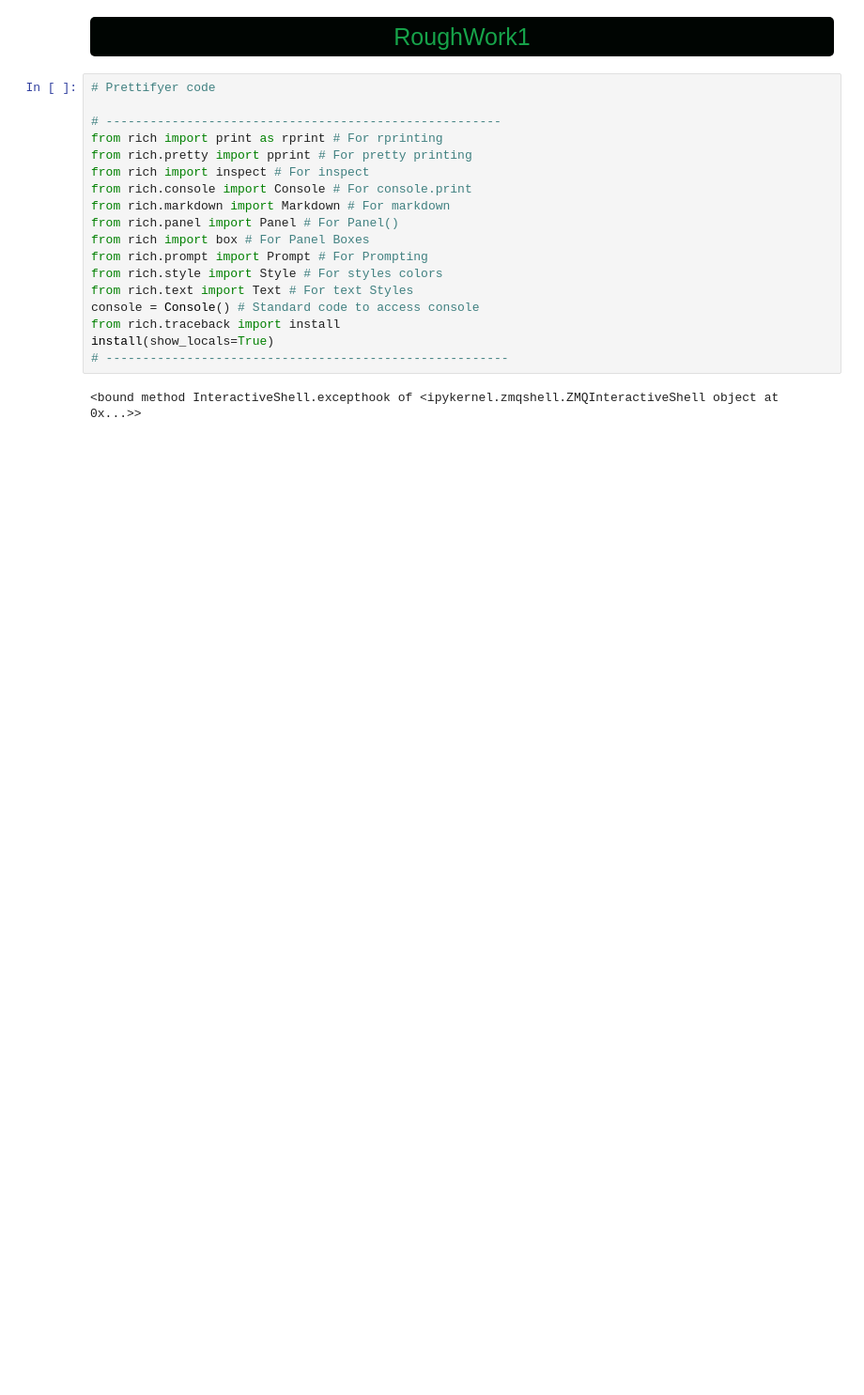
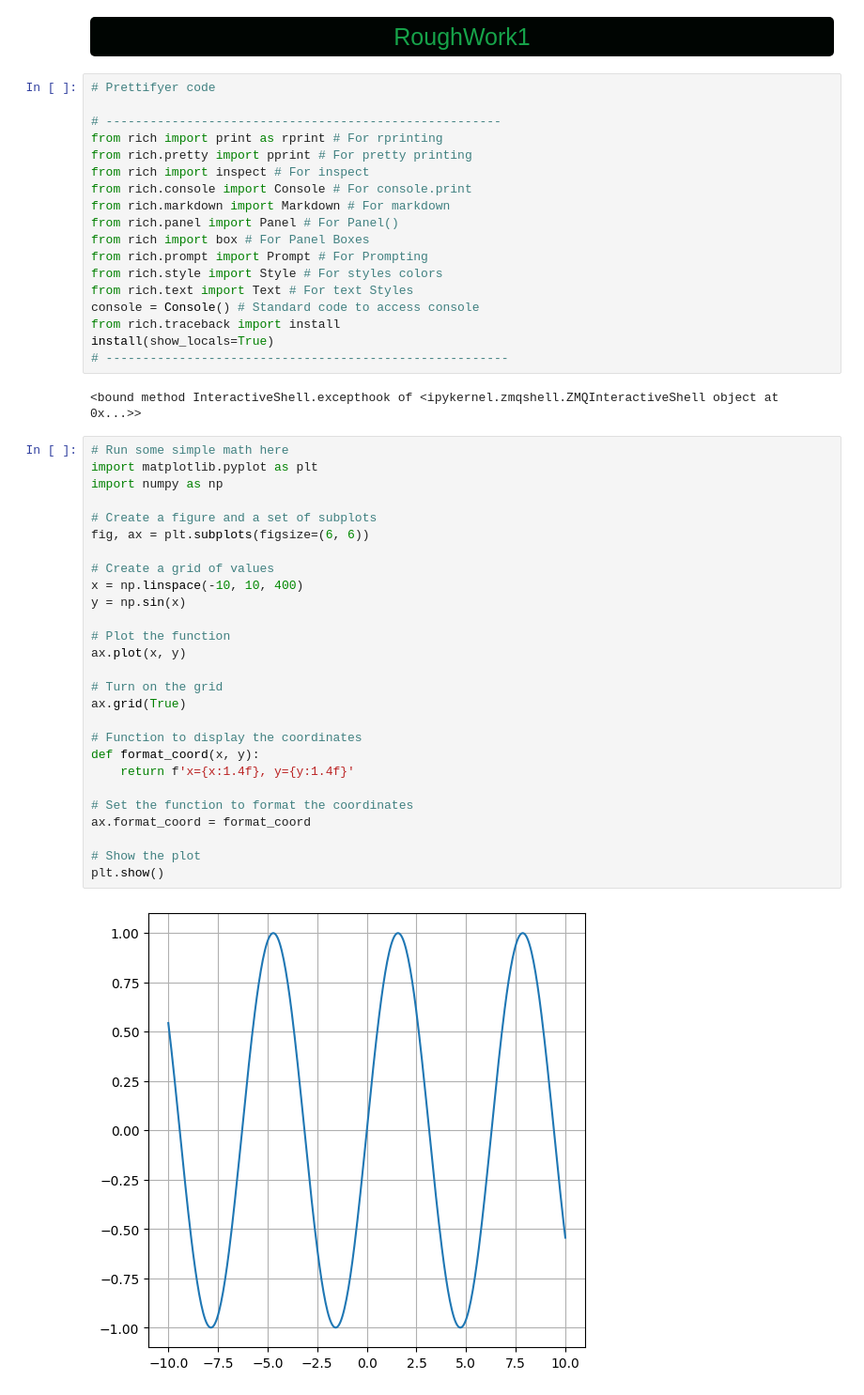
Before and after one commit to winiyaz/UTCP-D2021-1, a Jupyter notebook: KAG/rw1.ipynb, the cells around one changed output. Shown at 94% size. Saved outputs shown, nothing was run; the diff lists cells and outputs as text; blank space fills up the shorter version.

```diff
--- a/KAG/rw1.ipynb
+++ b/KAG/rw1.ipynb
@@ -22,3 +22,32 @@ install(show_locals=True)
 # -------------------------------------------------------
 # %% [output]
 <bound method InteractiveShell.excepthook of <ipykernel.zmqshell.ZMQInteractiveShell object at 0x...>>
+# %%
+# Run some simple math here
+import matplotlib.pyplot as plt
+import numpy as np
+
+# Create a figure and a set of subplots
+fig, ax = plt.subplots(figsize=(6, 6))
+
+# Create a grid of values
+x = np.linspace(-10, 10, 400)
+y = np.sin(x)
+
+# Plot the function
+ax.plot(x, y)
+
+# Turn on the grid
+ax.grid(True)
+
+# Function to display the coordinates
+def format_coord(x, y):
+    return f'x={x:1.4f}, y={y:1.4f}'
+
+# Set the function to format the coordinates
+ax.format_coord = format_coord
+
+# Show the plot
+plt.show()
+# %% [output]
+[figure, added]
```
Also changed, not shown: parts of 3 cells of this notebook.
